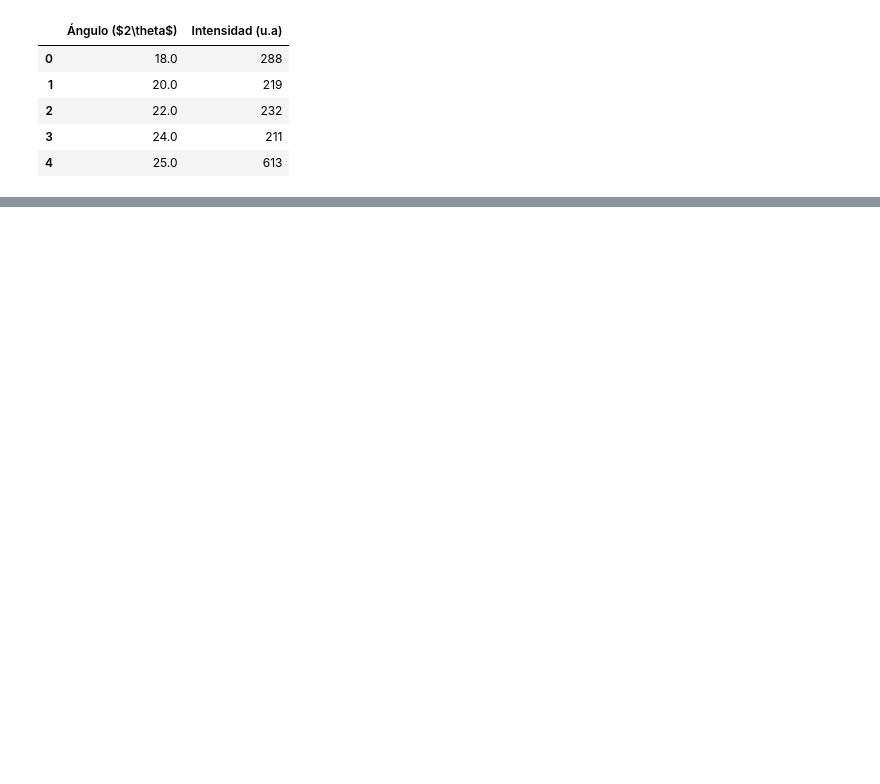
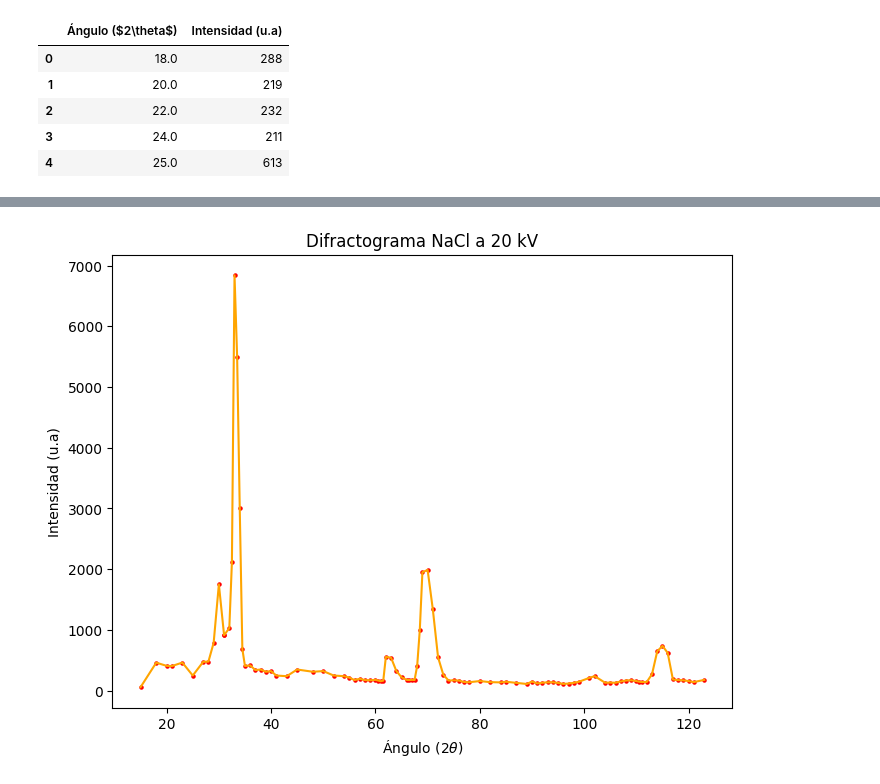
Before and after one commit to joshbrx/Proyectos, a Jupyter notebook: Difraccion_RX.ipynb, the cells around one changed output, grey strips where cells are left out. Cells and saved outputs as stored; diff of their text form; code cells hidden in the pictures; blank space fills up the shorter version.

```diff
--- a/Difraccion_RX.ipynb
+++ b/Difraccion_RX.ipynb
@@ -83,0 +83,13 @@ plt.plot()
+# %%
+# NaCl at 20kV
+angle3  = [15, 18, 20, 21, 23, 25, 27, 28, 29, 30, 31, 31, 32, 32.5, 33, 33.5, 34, 34.5, 35, 36, 37,
+           38, 39, 40, 41, 43, 45, 48, 50, 52, 54, 55, 56, 57, 58, 59, 60, 60.5, 61, 61.5, 62, 63, 64, 65, 66, 66.5, 67,
+           67.5, 68, 68.5, 69, 70, 71, 72, 73, 74, 75, 76, 77, 78, 80, 82, 84, 85, 87, 89, 90, 91, 92, 93, 94, 95,
+           96, 97, 98, 99, 101, 102, 104, 105, 106, 107, 108, 109, 110, 110.5, 111, 112, 113, 114, 115, 116, 117, 118, 119, 120, 121, 123]
+counts3 = [59, 462, 409, 406, 463, 250, 476, 480, 788, 1751, 914, 914, 1031, 2117, 6839, 5495, 3004, 686, 407, 417, 339, 349, 312, 323, 250, 239,
+           349, 312, 323, 250, 239, 216, 175, 197, 174, 172, 179, 168, 156, 166, 558, 542, 326, 221, 178, 176, 179, 176, 411, 999, 1951,
+           1988, 1338, 550, 265, 168, 171, 167, 143, 140, 159, 141, 137, 148, 129, 111, 151, 120, 132, 138, 139, 128, 112, 118, 130, 148,
+           212, 240, 132, 134, 131, 152, 168, 173, 159, 149, 143, 145, 273, 650, 738, 623, 185, 175, 171, 159, 142, 178, 174, 146, 165, 178]
+data3 = [[angle3[i], counts3[i]] for i in range(len(angle3))]
+df3 = pd.DataFrame(data3, columns = names)
+df3.head()
@@ -84,62 +103,8 @@ plt.plot()
 # %%
-from deap import tools
-from deap import algorithms
+plt.scatter(df3.to_numpy()[:,0], df3.to_numpy()[:,1], c="red", s=s)
+plt.plot(df3.to_numpy()[:,0], df3.to_numpy()[:,1], c="orange")
 
-def eaSimpleWithElitism(population, toolbox, cxpb, mutpb, ngen, stats=None,
-             halloffame=None, verbose=__debug__):
-    """This algorithm is similar to DEAP eaSimple() algorithm, with the modification that
-    halloffame is used to implement an elitism mechanism. The individuals contained in the
-    halloffame are directly injected into the next generation and are not subject to the
-    genetic operators of selection, crossover and mutation.
-    """
-    logbook = tools.Logbook()
-    logbook.header = ['gen', 'nevals'] + (stats.fields if stats else [])
-
-    # Evaluate the individuals with an invalid fitness
-    invalid_ind = [ind for ind in population if not ind.fitness.valid]
-    fitnesses = toolbox.map(toolbox.evaluate, invalid_ind)
-    for ind, fit in zip(invalid_ind, fitnesses):
-        ind.fitness.values = fit
-
-    if halloffame is None:
-        raise ValueError("halloffame parameter must not be empty!")
-
-    halloffame.update(population)
-    hof_size = len(halloffame.items) if halloffame.items else 0
-
-    record = stats.compile(population) if stats else {}
-    logbook.record(gen=0, nevals=len(invalid_ind), **record)
-    if verbose:
-        print(logbook.stream)
-
-    # Begin the generational process
-    for gen in range(1, ngen + 1):
-
-        # Select the next generation individuals
-        offspring = toolbox.select(population, len(population) - hof_size)
-
-        # Vary the pool of individuals
-        offspring = algorithms.varAnd(offspring, toolbox, cxpb, mutpb)
-
-        # Evaluate the individuals with an invalid fitness
-        invalid_ind = [ind for ind in offspring if not ind.fitness.valid]
-        fitnesses = toolbox.map(toolbox.evaluate, invalid_ind)
-        for ind, fit in zip(invalid_ind, fitnesses):
-            ind.fitness.values = fit
-
-        # add the best back to population:
-        offspring.extend(halloffame.items)
-
-        # Update the hall of fame with the generated individuals
-        halloffame.update(offspring)
-
-        # Replace the current population by the offspring
-        population[:] = offspring
-
-        # Append the current generation statistics to the logbook
-        record = stats.compile(population) if stats else {}
-        logbook.record(gen=gen, nevals=len(invalid_ind), **record)
-        if verbose:
-            print(logbook.stream)
-
-    return population, logbook
+plt.xlabel(r"Ángulo ($2\theta$)"); plt.ylabel("Intensidad (u.a)")
+plt.title("Difractograma NaCl a 20 kV")
+plt.plot()
+# %% [output]
@@ -145,0 +112 @@ def eaSimpleWithElitism(population, toolbox, cxpb, mutpb, ngen, stats=None,
+[figure, added]
```
Also changed, not shown: parts of 7 cells of this notebook.
